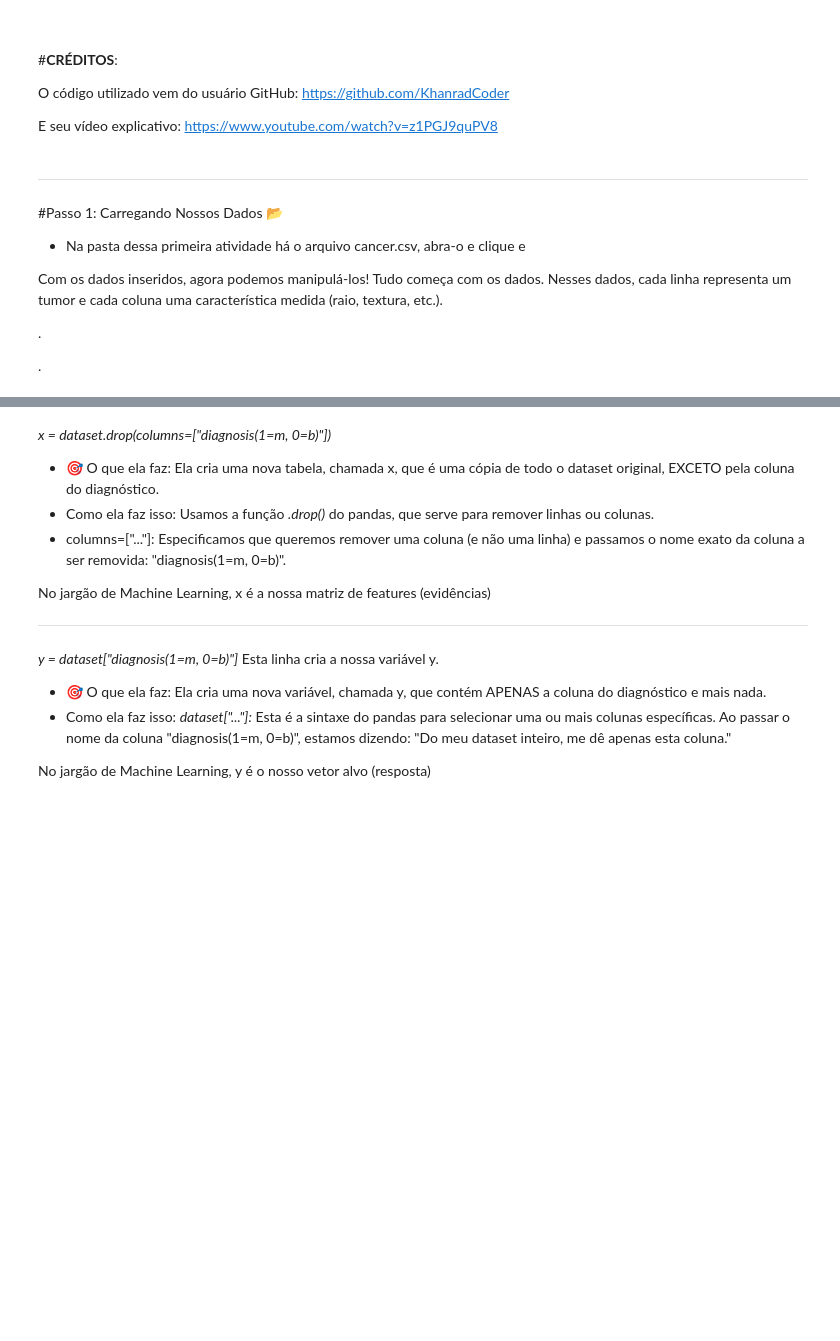
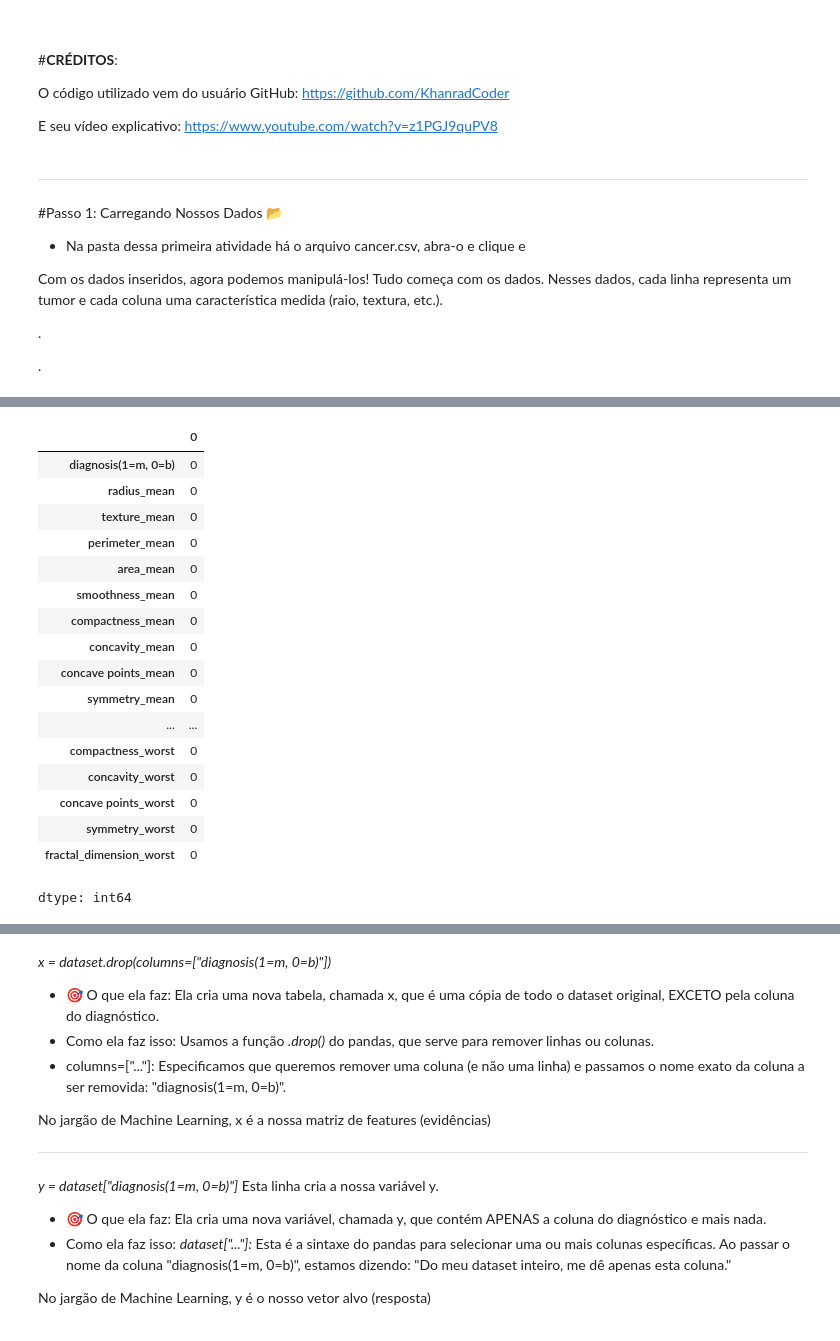
Before and after one commit to guipeliceri/Evolutio-Project, a Jupyter notebook: 01-Cancer_Diagnosis/Cancer_Diagnosis.ipynb, the cells around one changed output, grey strips where cells are left out. Drawn from its saved outputs; the diff is of its cells as text; code cells hidden in the pictures; blank space fills up the shorter version.

```diff
--- a/01-Cancer_Diagnosis/Cancer_Diagnosis.ipynb
+++ b/01-Cancer_Diagnosis/Cancer_Diagnosis.ipynb
@@ -42,0 +45,21 @@ Bom, acho que você lembra o que essas linhas fazem né?
+# %%
+pd.isnull(dataset).sum()
+# %% [output]
+|  | 0 |
+| diagnosis(1=m, 0=b) | 0 |
+| radius_mean | 0 |
+| texture_mean | 0 |
+| perimeter_mean | 0 |
+| area_mean | 0 |
+| smoothness_mean | 0 |
+| compactness_mean | 0 |
+| concavity_mean | 0 |
+| concave points_mean | 0 |
+| symmetry_mean | 0 |
+| ... | ... |
+| compactness_worst | 0 |
+| concavity_worst | 0 |
+| concave points_worst | 0 |
+| symmetry_worst | 0 |
+| fractal_dimension_worst | 0 |
+dtype: int64
```
Also changed, not shown: parts of 4 cells of this notebook.
